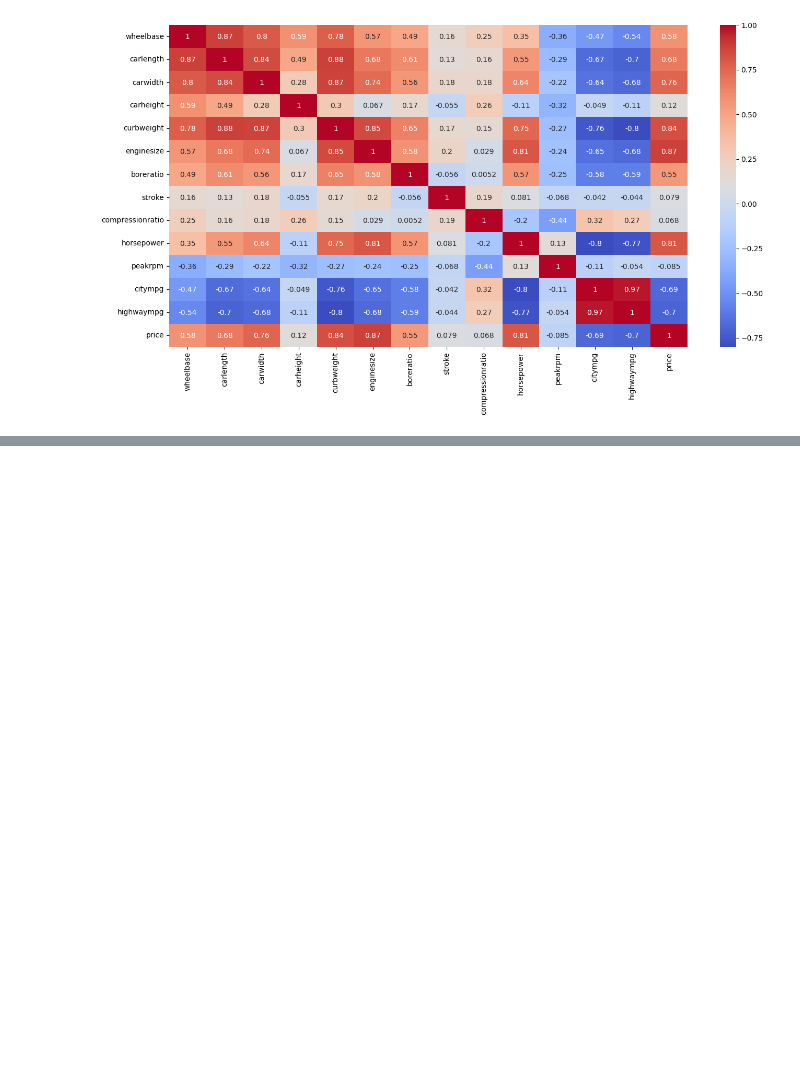
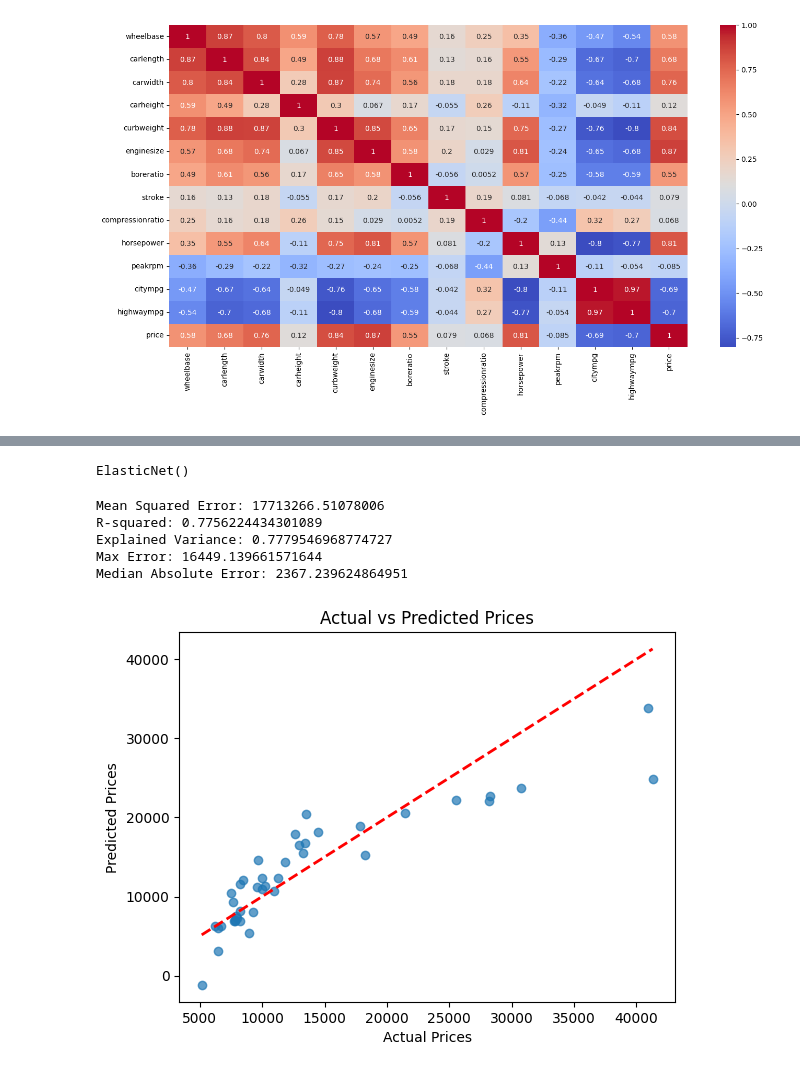
Before and after one commit to Metionis/Data-Analisis-Portfolio, a Jupyter notebook: Car_Price_Prediction/car_price_Analizing.ipynb, the cells around one changed output, grey strips where cells are left out. Saved outputs shown, nothing was run; the diff lists cells and outputs as text; code cells hidden in the pictures; blank space fills up the shorter version.

```diff
--- a/Car_Price_Prediction/car_price_Analizing.ipynb
+++ b/Car_Price_Prediction/car_price_Analizing.ipynb
@@ -264,0 +272,46 @@ plt.show()
+# %%
+X_train, X_test, y_train, y_test = train_test_split(X, y, test_size=0.2, random_state=42)
+# %%
+scaler = StandardScaler()
+X_train_scaled = scaler.fit_transform(X_train)
+X_test_scaled = scaler.transform(X_test)
+# %%
+from sklearn.linear_model import ElasticNet
+alpha = 1.0
+l1_ratio = 0.5
+elasticnet_model = ElasticNet(alpha=alpha, l1_ratio=l1_ratio)
+elasticnet_model.fit(X_train_scaled, y_train)
+# %% [output]
+ElasticNet()
+# %%
+y_pred = elasticnet_model.predict(X_test_scaled)
+# %%
+from sklearn.metrics import explained_variance_score, max_error, median_absolute_error
+
+mse = mean_squared_error(y_test, y_pred)
+r2 = r2_score(y_test, y_pred)
+explained_variance = explained_variance_score(y_test, y_pred)
+max_err = max_error(y_test, y_pred)
+median_absolute_err = median_absolute_error(y_test, y_pred)
+
+print(f"Mean Squared Error: {mse}")
+print(f"R-squared: {r2}")
+print(f"Explained Variance: {explained_variance}")
+print(f"Max Error: {max_err}")
+print(f"Median Absolute Error: {median_absolute_err}")
+# %% [output]
+Mean Squared Error: 17713266.51078006
+R-squared: 0.7756224434301089
+Explained Variance: 0.7779546968774727
+Max Error: 16449.139661571644
+Median Absolute Error: 2367.239624864951
+# %%
+# Plot actual vs predicted prices
+plt.scatter(y_test, y_pred, alpha=0.7)
+plt.plot([min(y_test), max(y_test)], [min(y_test), max(y_test)], linestyle='--', color='red', linewidth=2)
+plt.xlabel("Actual Prices")
+plt.ylabel("Predicted Prices")
+plt.title("Actual vs Predicted Prices")
+plt.show()
+# %% [output]
+[figure, added]
```
Also changed, not shown: parts of 4 cells of this notebook.
